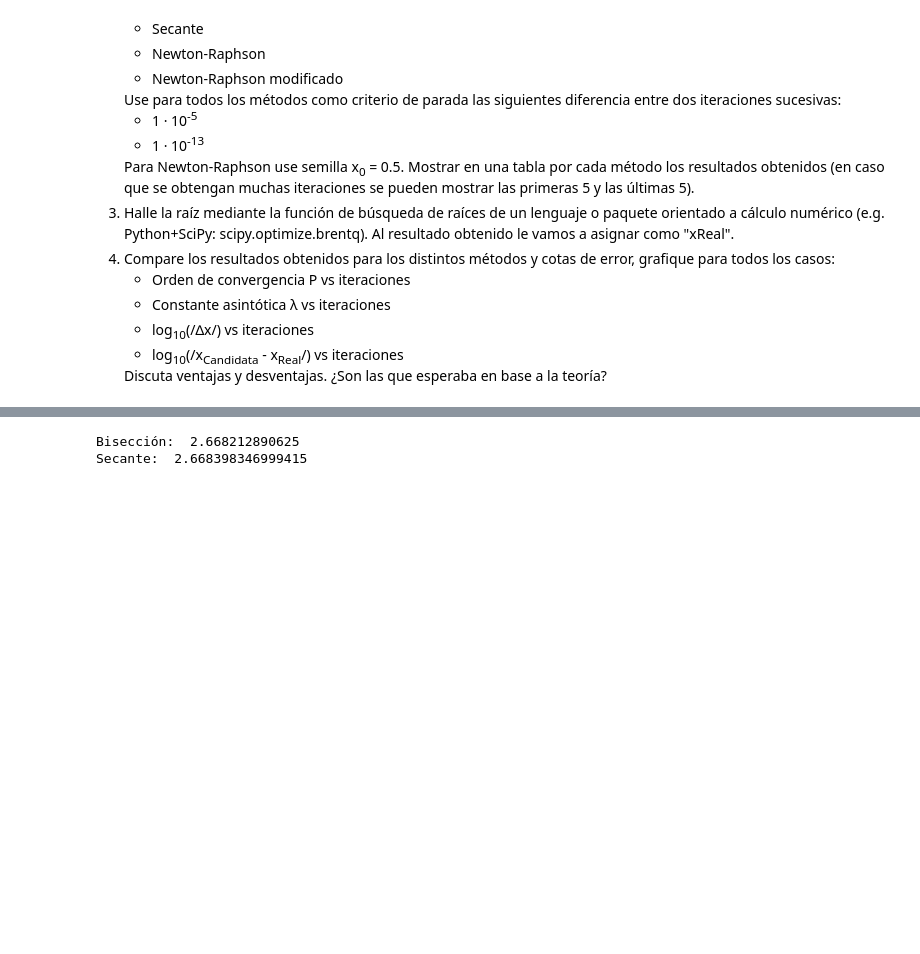
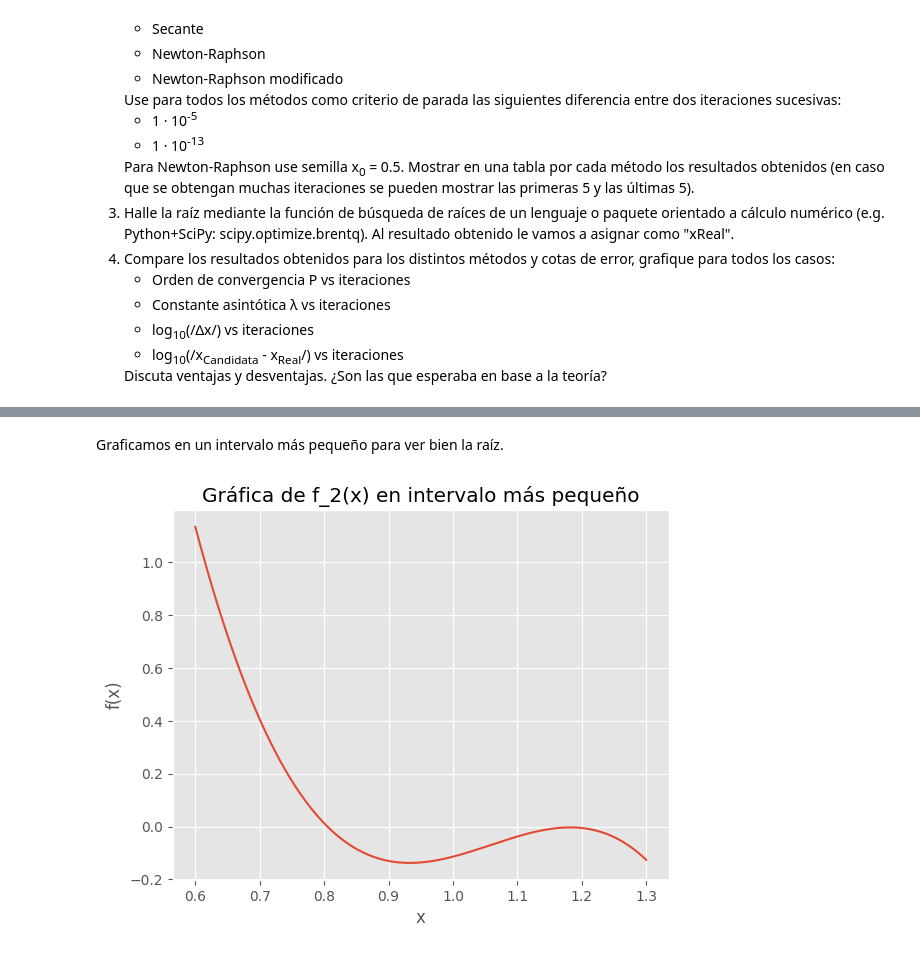
Before and after one commit to m-cabrerar/Numerico-TP1, a Jupyter notebook: TP1-G18.ipynb, the cells around one changed output, grey strips where cells are left out. Saved outputs shown, nothing was run; the diff lists cells and outputs as text; code cells hidden in the pictures; blank space fills up the shorter version.

```diff
--- a/TP1-G18.ipynb
+++ b/TP1-G18.ipynb
@@ -305,51 +329,12 @@ plt.show()
-# %%
-# c. Halle para cada una de ellas la raíz en el intervalo indicado mediante los métodos vistos en clase
-# Defino los métodos de busqueda de raíces
-
-# Defino una cantidad de iteraciones máxima para que no se quede en un bucle infinito
-MAX_ITER = 1000
-
-def biseccion(f, a, b, tol):
-    p = (a + b)/2
-    p_ant = a
-    for i in range(MAX_ITER):
-        if abs(p - p_ant) < tol:
-            break;
-        p_ant = p
-        if f(p)*f(a) < 0:
-            b = p
-        else:
-            a = p
-        p = (a + b)/2
-    return p
-
-def punto_fijo(f, x0, tol):
-    p = x0
-    p_ant = p + 2*tol
-    for _ in range(MAX_ITER):
-        print(p)
-        if abs(p - p_ant) < tol:
-            break;
-        p_ant = p
-        p = f(p)
-    return p
-
-def secante(f, x0, x1, tol):
-    p = x1
-    p_ant = x0
-    for _ in range(MAX_ITER):
-        if abs(p - p_ant) < tol:
-            break;
-        div = f(p) - f(p_ant)
-        if div == 0: break
-        x2 = p - f(p) * (p - p_ant) / div
-        p_ant = p
-        p = x2
-    return p
-
-print("Bisección: ", biseccion(f_1, 0, 3, 1e-3))
-# print("Punto fijo: ", punto_fijo(f_1, 2, 1e-3))
-print("Secante: ", secante(f_1, 0, 3, 1e-3))
-# %% [output]
-Bisección:  2.668212890625
-Secante:  2.668398346999415
+# %% [markdown]
+Graficamos en un intervalo más pequeño para ver bien la raíz.
+# %%
+x_ = np.linspace(0.6, 1.3, 1000)
+y = f_2(x_)
+plt.plot(x_, y)
+plt.xlabel("x")
+plt.ylabel("f(x)")
+plt.title("Gráfica de f_2(x) en intervalo más pequeño")
+plt.show()
+# %% [output]
+[figure, added]
```
Also changed, not shown: parts of 164 cells of this notebook.
